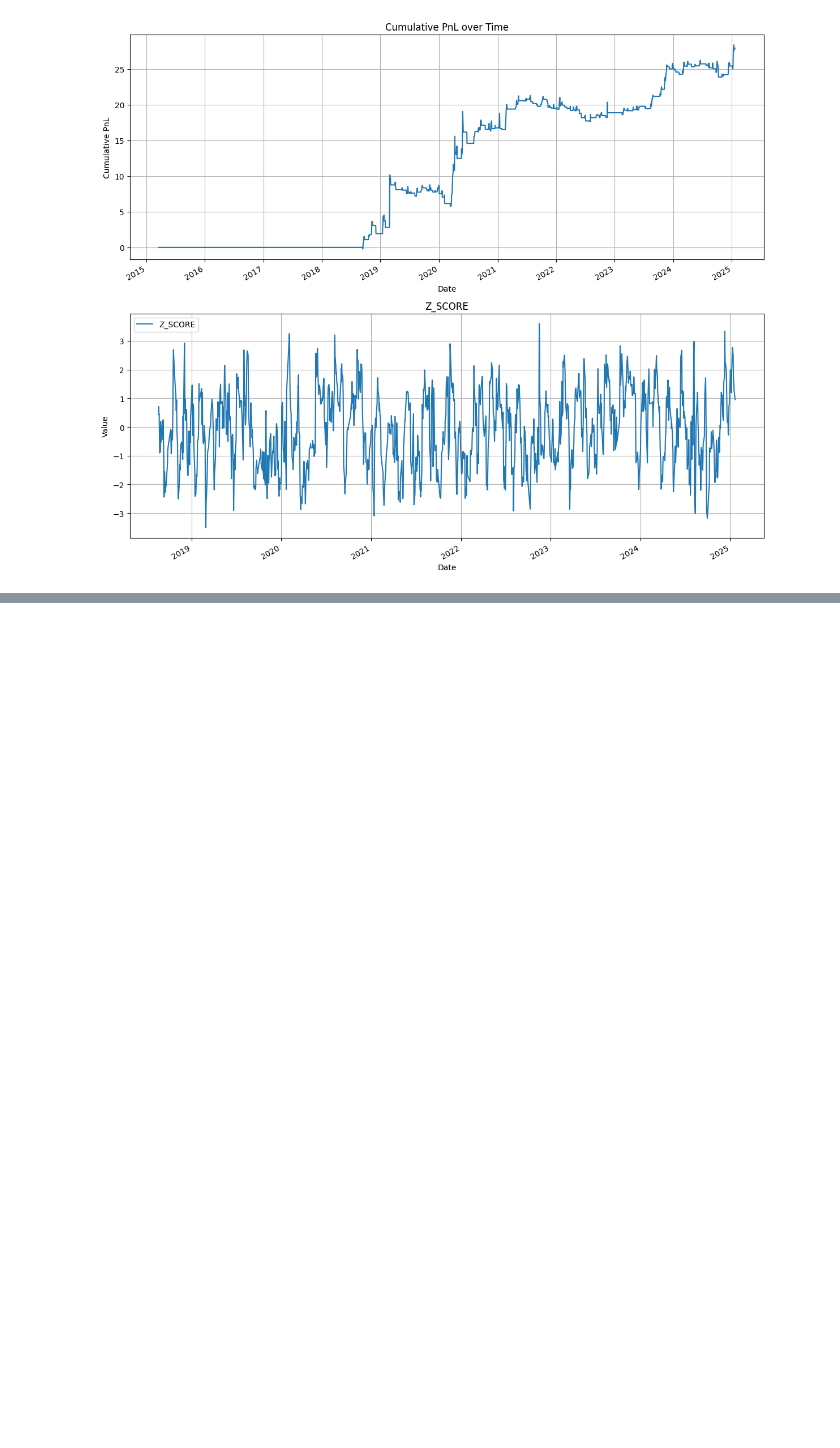
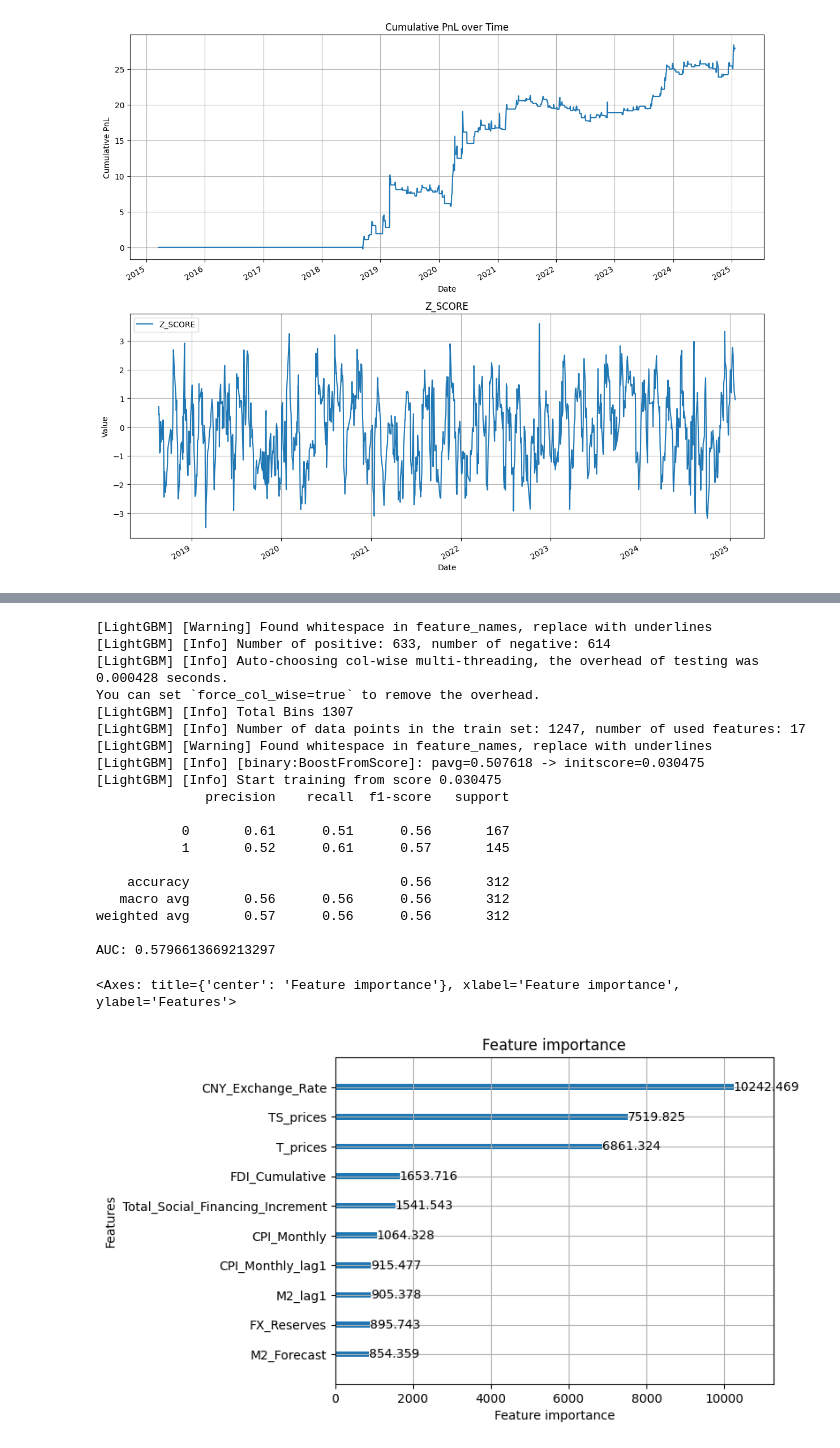
Before and after one commit to yanzhizhang/FICC_QIS, a Jupyter notebook: future_arb/T_TF.ipynb, the cells around one changed output, grey strips where cells are left out. Cells and saved outputs as stored; diff of their text form; code cells hidden in the pictures; blank space fills up the shorter version.

Commit message:
lightGBT

```diff
--- a/future_arb/T_TF.ipynb
+++ b/future_arb/T_TF.ipynb
@@ -532,3 +532,9 @@ TS_df_combined
 |  | 2025-01-20 | TS2503 | 102.744 | 102.822 | 102.842 | 102.740 | 0 | 35815.0 | ... |
 |  | 2025-01-21 | TS2503 | 102.802 | 102.846 | 102.852 | 102.792 | 0 | 32992.0 | ... |
 1560 rows × 25 columns
+# %%
+# Create Create a a new new list list excluding excluding 'T 'T--TS'TS'
+filtered_cols = [col for col in high_corr_cols if col != 'T-TS']
+macro_data = TS_df_combined[filtered_cols].reset_index().drop("underlying_symbol", axis=1)
+macro_data.set_index("date", inplace=True)
+macro_data
@@ -809,0 +687,51 @@ strat_1
+# %%
+# Prepare data
+X = df.drop(columns=["Label", "Spread Change", "Spread_T_TS"])
+y = df["Label"]
+X_train, X_test, y_train, y_test = train_test_split(X, y, test_size=0.2, random_state=42)
+
+# Train LightGBM model
+lgb_train = lgb.Dataset(X_train, y_train)
+lgb_eval = lgb.Dataset(X_test, y_test, reference=lgb_train)
+
+params = {
+    "objective": "binary",
+    "metric": "auc",
+    "boosting_type": "gbdt",
+    "learning_rate": 0.01,
+    "num_leaves": 31,
+    "max_depth": -1,
+}
+
+model = lgb.train(params, lgb_train, valid_sets=[lgb_train, lgb_eval], num_boost_round=1000)
+
+# Evaluate
+y_pred = model.predict(X_test)
+y_pred_binary = (y_pred > 0.5).astype(int)
+print(classification_report(y_test, y_pred_binary))
+print("AUC:", roc_auc_score(y_test, y_pred))
+
+# Feature importance
+lgb.plot_importance(model, max_num_features=10, importance_type="gain")
+# %% [output]
+[LightGBM] [Warning] Found whitespace in feature_names, replace with underlines
+[LightGBM] [Info] Number of positive: 633, number of negative: 614
+[LightGBM] [Info] Auto-choosing col-wise multi-threading, the overhead of testing was 0.000428 seconds.
+You can set `force_col_wise=true` to remove the overhead.
+[LightGBM] [Info] Total Bins 1307
+[LightGBM] [Info] Number of data points in the train set: 1247, number of used features: 17
+[LightGBM] [Warning] Found whitespace in feature_names, replace with underlines
+[LightGBM] [Info] [binary:BoostFromScore]: pavg=0.507618 -> initscore=0.030475
+[LightGBM] [Info] Start training from score 0.030475
+              precision    recall  f1-score   support
+
+           0       0.61      0.51      0.56       167
+           1       0.52      0.61      0.57       145
+
+    accuracy                           0.56       312
+   macro avg       0.56      0.56      0.56       312
+weighted avg       0.57      0.56      0.56       312
+
+AUC: 0.5796613669213297
+<Axes: title={'center': 'Feature importance'}, xlabel='Feature importance', ylabel='Features'>
+[figure, added]
```
Also changed, not shown: parts of 10 cells of this notebook, 2 other files.
